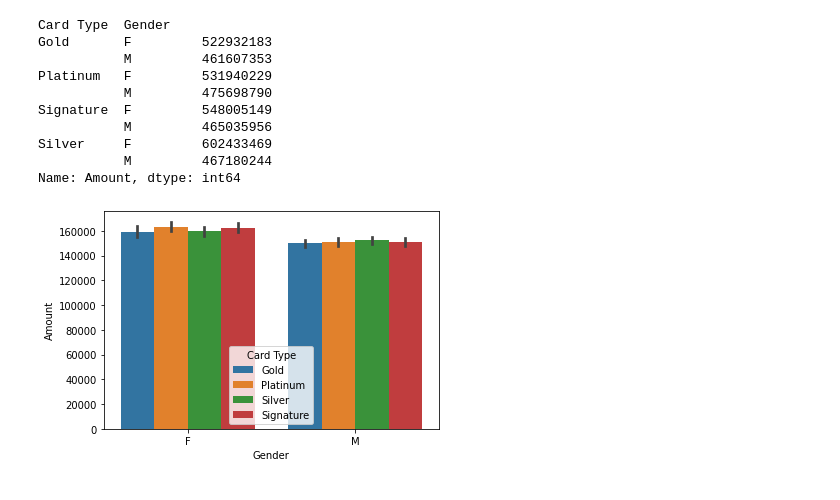
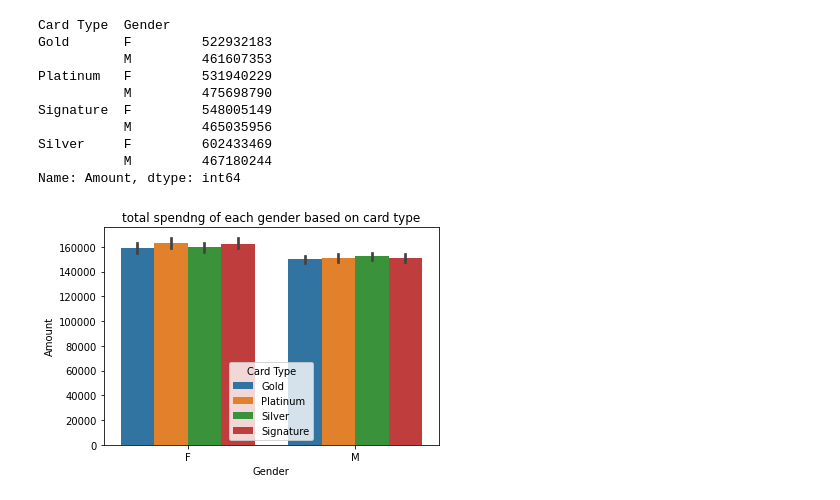
Before and after one commit to kinged0043/PracticeRepo, a Jupyter notebook: coffee_data/coffee_dataset.ipynb, the cells around one changed output. Drawn from its saved outputs; the diff is of its cells as text; code cells hidden in the pictures.

```diff
--- a/coffee_data/coffee_dataset.ipynb
+++ b/coffee_data/coffee_dataset.ipynb
@@ -122,6 +114,7 @@ Silver     F         602433469
 Name: Amount, dtype: int64
 # %%
 sns.barplot(x='Gender', y='Amount', data=credit_card, hue='Card Type')
+plt.title('total spendng of each gender based on card type')
 plt.show()
 # %% [output]
-[figure, old version]
+[figure, new version]
```
Also changed, not shown: parts of 10 cells of this notebook.
